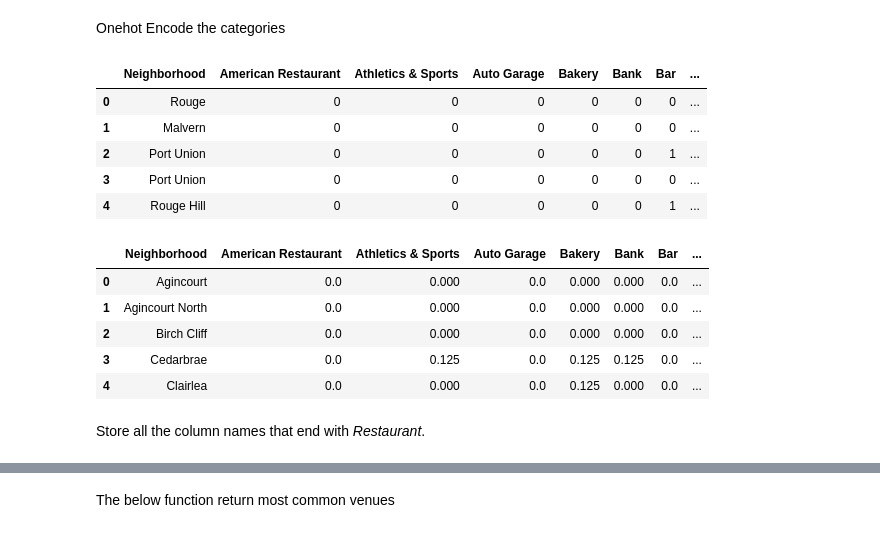
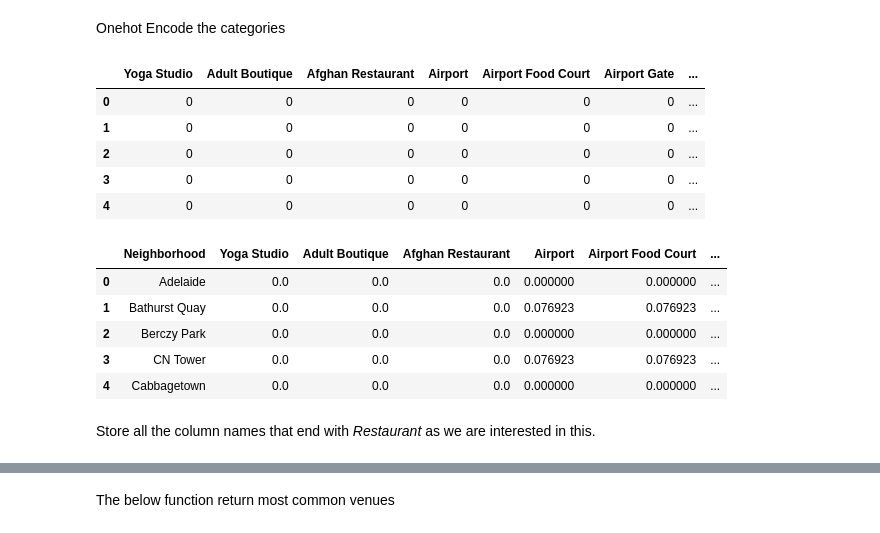
Before and after one commit to KrishnaChaitanya1/Coursera_Capstone, a Jupyter notebook: Final Capstone Project/Notebooks/Relations between food cuisines.ipynb, the cells around one changed output, grey strips where cells are left out. Saved outputs shown, nothing was run; the diff lists cells and outputs as text; code cells hidden in the pictures.

```diff
--- a/Final Capstone Project/Notebooks/Relations between food cuisines.ipynb
+++ b/Final Capstone Project/Notebooks/Relations between food cuisines.ipynb
@@ -212,14 +224,10 @@ def get_category_type(row):
 # %%
-venues = results['response']['groups'][0]['items']
-
-nearby_venues = json_normalize(venues) # Flatten the JSON to tabular data
-
+down_venues = down_results['response']['groups'][0]['items']
+down_nearby = json_normalize(down_venues)
 filtered_columns = ['venue.name', 'venue.categories', 'venue.location.lat', 'venue.location.lng']
-nearby_venues = nearby_venues.loc[:, filtered_columns]
-
-nearby_venues['venue.categories'] = nearby_venues.apply(get_category_type, axis = 1)
-
-nearby_venues.columns = [col.split(".")[-1] for col in nearby_venues.columns]
-nearby_venues.head()
+down_nearby = down_nearby.loc[:, filtered_columns]
+down_nearby['venue.categories'] = down_nearby.apply(get_category_type, axis = 1)
+down_nearby.columns = [col.split(".")[-1] for col in down_nearby.columns]
+down_nearby.head()
 # %% [output]
 |  | name | categories | lat | lng |
@@ -263,8 +270,8 @@ def getNearbyVenues(names, latitudes, longitudes, radius=500):
             v['venue']['location']['lng'],
             v['venue']['categories'][0]['name']) for v in results])
 
-    nearby_venues = pd.DataFrame([item for venue_list in venues_list for item in venue_list])
-    nearby_venues.columns = ['Neighborhood',
+    nearby_venues_down = pd.DataFrame([item for venue_list in venues_list for item in venue_list])
+    nearby_venues_down.columns = ['Neighborhood',
                   'Neighborhood Latitude',
                   'Neighborhood Longitude',
                   'Venue',
@@ -272,10 +279,10 @@ def getNearbyVenues(names, latitudes, longitudes, radius=500):
                   'Venue Longitude',
                   'Venue Category']
 
-    return(nearby_venues)
+    return(nearby_venues_down)
 # %%
-scar_venues = getNearbyVenues(names=scar_df['Neighborhood'],
-                                   latitudes=scar_df['Latitude'],
-                                   longitudes=scar_df['Longitude']
+down_venues = getNearbyVenues(names=down_df['Neighborhood'],
+                                   latitudes=down_df['Latitude'],
+                                   longitudes=down_df['Longitude']
                                   )
 # %% [output]
@@ -310,2 +317,2 @@ scar_venues.head()
 # %%
-scar_venues.loc[-1] = ['Upper Rouge', 43.83455, -79.2069, "Al's Wine", 43.83455, -79.2069, "Bar"]
+down_venues.loc[-1] = ['St. James', 43.6709, -79.3733, "Al's Wine", 43.6709, -79.3733, "Bar"]
@@ -321,29 +319,29 @@ scar_venues.head()
 # %% [markdown]
 Onehot Encode the  categories
 # %%
-scar_onehot = pd.get_dummies(scar_venues[['Venue Category']], prefix = '', prefix_sep = "")
+down_onehot = pd.get_dummies(down_venues[['Venue Category']], prefix = '', prefix_sep = "")
 
-scar_onehot['Neighborhood'] = scar_venues['Neighborhood']
+down_onehot['Neighborhood'] = down_venues['Neighborhood']
 
-fixed_columns = [scar_onehot.columns[-1]] + list(scar_onehot.columns[:-1])
-scar_onehot = scar_onehot[fixed_columns]
+fixed_columns = [down_onehot.columns[-1]] + list(down_onehot.columns[:-1])
+down_onehot = down_onehot[fixed_columns]
 
-scar_onehot.head()
+down_onehot.head()
 # %% [output]
-|  | Neighborhood | American Restaurant | Athletics & Sports | Auto Garage | Bakery | Bank | Bar | ... |
-| 0 | Rouge | 0 | 0 | 0 | 0 | 0 | 0 | ... |
-| 1 | Malvern | 0 | 0 | 0 | 0 | 0 | 0 | ... |
-| 2 | Port Union | 0 | 0 | 0 | 0 | 0 | 1 | ... |
-| 3 | Port Union | 0 | 0 | 0 | 0 | 0 | 0 | ... |
-| 4 | Rouge Hill | 0 | 0 | 0 | 0 | 0 | 1 | ... |
+|  | Yoga Studio | Adult Boutique | Afghan Restaurant | Airport | Airport Food Court | Airport Gate | ... |
+| 0 | 0 | 0 | 0 | 0 | 0 | 0 | ... |
+| 1 | 0 | 0 | 0 | 0 | 0 | 0 | ... |
+| 2 | 0 | 0 | 0 | 0 | 0 | 0 | ... |
+| 3 | 0 | 0 | 0 | 0 | 0 | 0 | ... |
+| 4 | 0 | 0 | 0 | 0 | 0 | 0 | ... |
 # %%
-scar_grouped = scar_onehot.groupby('Neighborhood').mean().reset_index()
-scar_grouped.head()
+down_grouped = down_onehot.groupby('Neighborhood').mean().reset_index()
+down_grouped.head()
 # %% [output]
-|  | Neighborhood | American Restaurant | Athletics & Sports | Auto Garage | Bakery | Bank | Bar | ... |
-| 0 | Agincourt | 0.0 | 0.000 | 0.0 | 0.000 | 0.000 | 0.0 | ... |
-| 1 | Agincourt North | 0.0 | 0.000 | 0.0 | 0.000 | 0.000 | 0.0 | ... |
-| 2 | Birch Cliff | 0.0 | 0.000 | 0.0 | 0.000 | 0.000 | 0.0 | ... |
-| 3 | Cedarbrae | 0.0 | 0.125 | 0.0 | 0.125 | 0.125 | 0.0 | ... |
-| 4 | Clairlea | 0.0 | 0.000 | 0.0 | 0.125 | 0.000 | 0.0 | ... |
+|  | Neighborhood | Yoga Studio | Adult Boutique | Afghan Restaurant | Airport | Airport Food Court | ... |
+| 0 | Adelaide | 0.0 | 0.0 | 0.0 | 0.000000 | 0.000000 | ... |
+| 1 | Bathurst Quay | 0.0 | 0.0 | 0.0 | 0.076923 | 0.076923 | ... |
+| 2 | Berczy Park | 0.0 | 0.0 | 0.0 | 0.000000 | 0.000000 | ... |
+| 3 | CN Tower | 0.0 | 0.0 | 0.0 | 0.076923 | 0.076923 | ... |
+| 4 | Cabbagetown | 0.0 | 0.0 | 0.0 | 0.000000 | 0.000000 | ... |
 # %%
@@ -351,3 +349,3 @@ scar_grouped_neighbor = scar_grouped['Neighborhood'] # Store the neighborhood co
 # %% [markdown]
-Store all the column names that end with *Restaurant*.
+Store all the column names that end with *Restaurant* as we are interested in this.
 # %%
```
Also changed, not shown: parts of 79 cells of this notebook.
